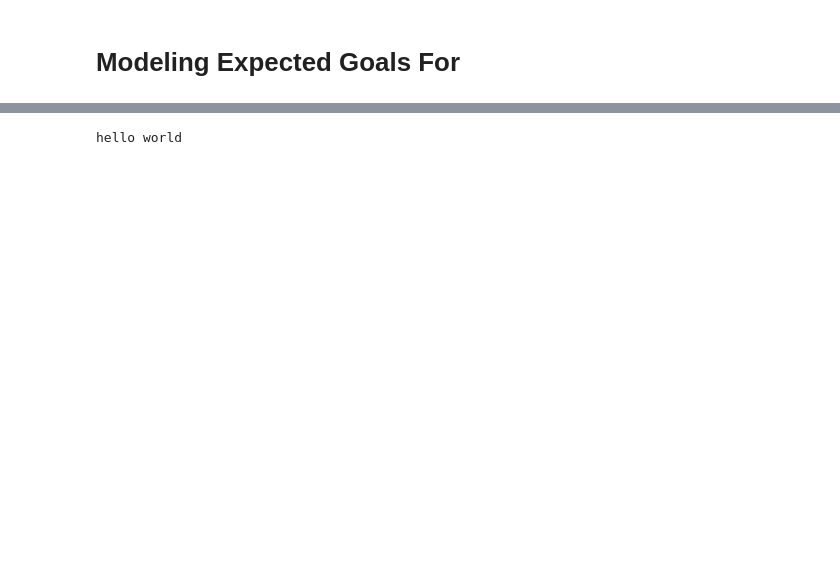
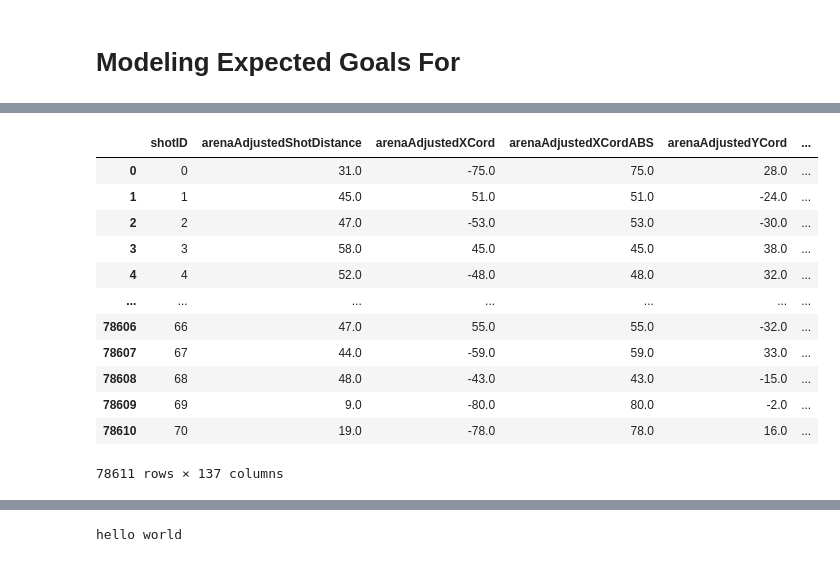
Before and after one commit to jbenasuli/hockey-classification, a Jupyter notebook: hockey-xG-model.ipynb, the cells around one changed output, grey strips where cells are left out. Drawn from its saved outputs; the diff is of its cells as text; code cells hidden in the pictures; blank space fills up the shorter version.

Commit message:
add data

```diff
--- a/hockey-xG-model.ipynb
+++ b/hockey-xG-model.ipynb
@@ -62,3 +60,21 @@ pd.options.display.width = None
 ## Display SKLearn estimators as diagrams
 from sklearn import set_config
 set_config(display= 'diagram')
+# %%
+# 2020-2021 NHL shot data retrieved from moneypuck.com
+shots_df = pd.read_csv('project-data/shots_2020.csv')
+shots_df
+# %% [output]
+|  | shotID | arenaAdjustedShotDistance | arenaAdjustedXCord | arenaAdjustedXCordABS | arenaAdjustedYCord | ... |
+| 0 | 0 | 31.0 | -75.0 | 75.0 | 28.0 | ... |
+| 1 | 1 | 45.0 | 51.0 | 51.0 | -24.0 | ... |
+| 2 | 2 | 47.0 | -53.0 | 53.0 | -30.0 | ... |
+| 3 | 3 | 58.0 | 45.0 | 45.0 | 38.0 | ... |
+| 4 | 4 | 52.0 | -48.0 | 48.0 | 32.0 | ... |
+| ... | ... | ... | ... | ... | ... | ... |
+| 78606 | 66 | 47.0 | 55.0 | 55.0 | -32.0 | ... |
+| 78607 | 67 | 44.0 | -59.0 | 59.0 | 33.0 | ... |
+| 78608 | 68 | 48.0 | -43.0 | 43.0 | -15.0 | ... |
+| 78609 | 69 | 9.0 | -80.0 | 80.0 | -2.0 | ... |
+| 78610 | 70 | 19.0 | -78.0 | 78.0 | 16.0 | ... |
+78611 rows × 137 columns
```
Also changed, not shown: parts of 2 cells of this notebook, 2 other files.
